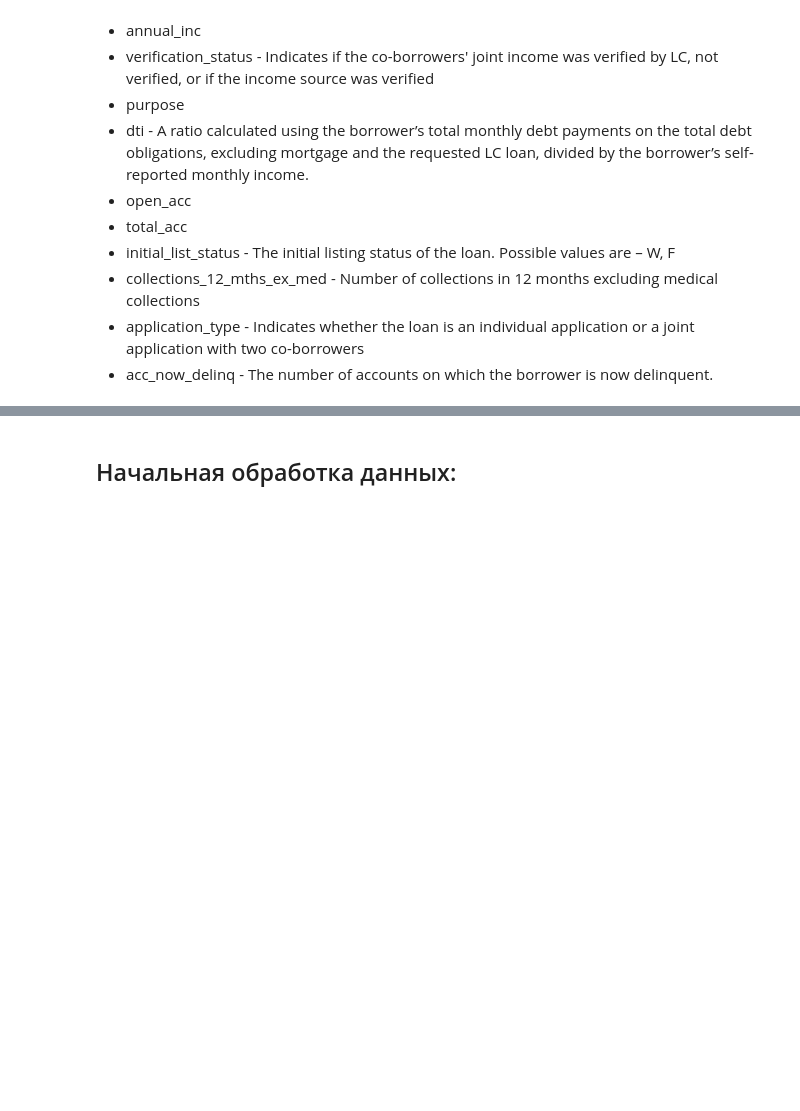
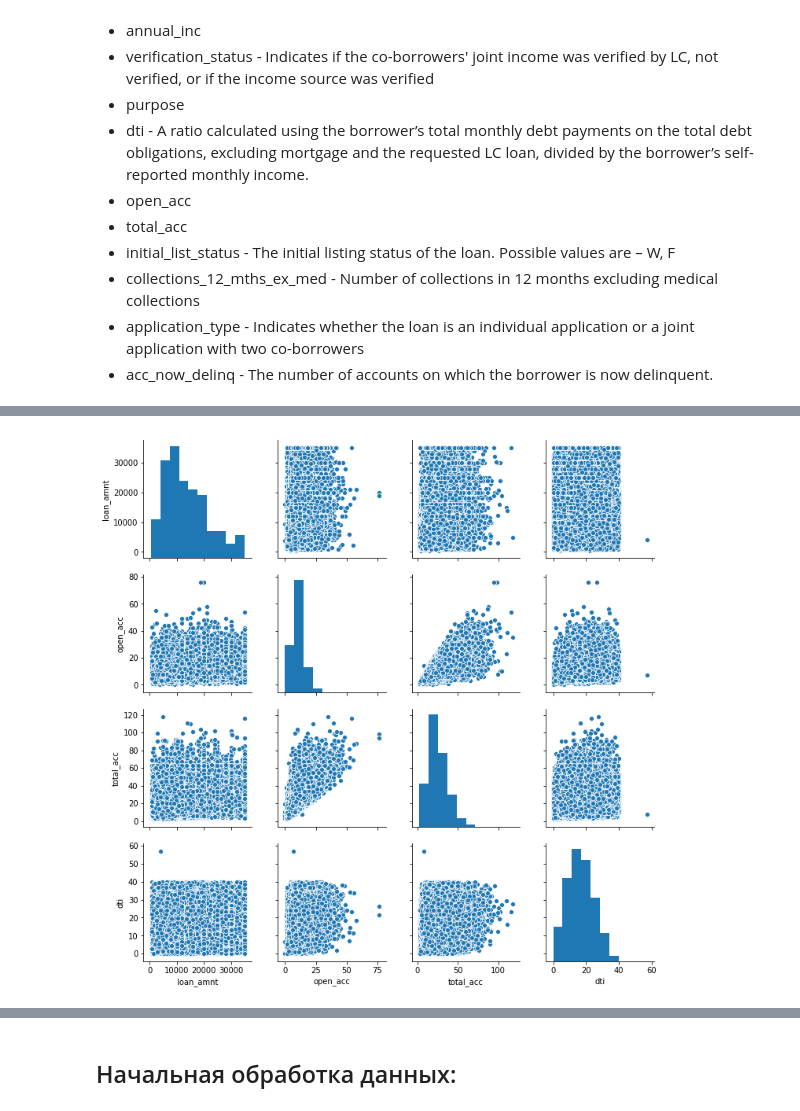
Before and after one commit to Anastasiyabordak/ODS_training, a Jupyter notebook: Models.ipynb, the cells around one changed output, grey strips where cells are left out. Saved outputs shown, nothing was run; the diff lists cells and outputs as text; code cells hidden in the pictures; blank space fills up the shorter version.

```diff
--- a/Models.ipynb
+++ b/Models.ipynb
@@ -69,0 +73,7 @@ memory usage: 55.0+ MB
+# %%
+aim = train['loan_status'] # целевой признак
+others = train.loc[:,['annual_inc','verification_status','int_rate','initial_list_status','term',
+                 'installment','open_acc','total_acc','dti','purpose','tot_cur_bal',
+                 'sub_grade','home_ownership','inq_last_6mths','total_rev_hi_lim',
+                 'revol_bal','revol_util',
+                 'tot_coll_amt','loan_amnt'] ]# параметры
@@ -69,0 +122,5 @@ memory usage: 55.0+ MB
+# %%
+cols = ['loan_amnt',  'open_acc', 'total_acc', 'dti']
+sns_plot = sns.pairplot(others[cols])
+# %% [output]
+[figure, added]
```
Also changed, not shown: parts of 44 cells of this notebook.
